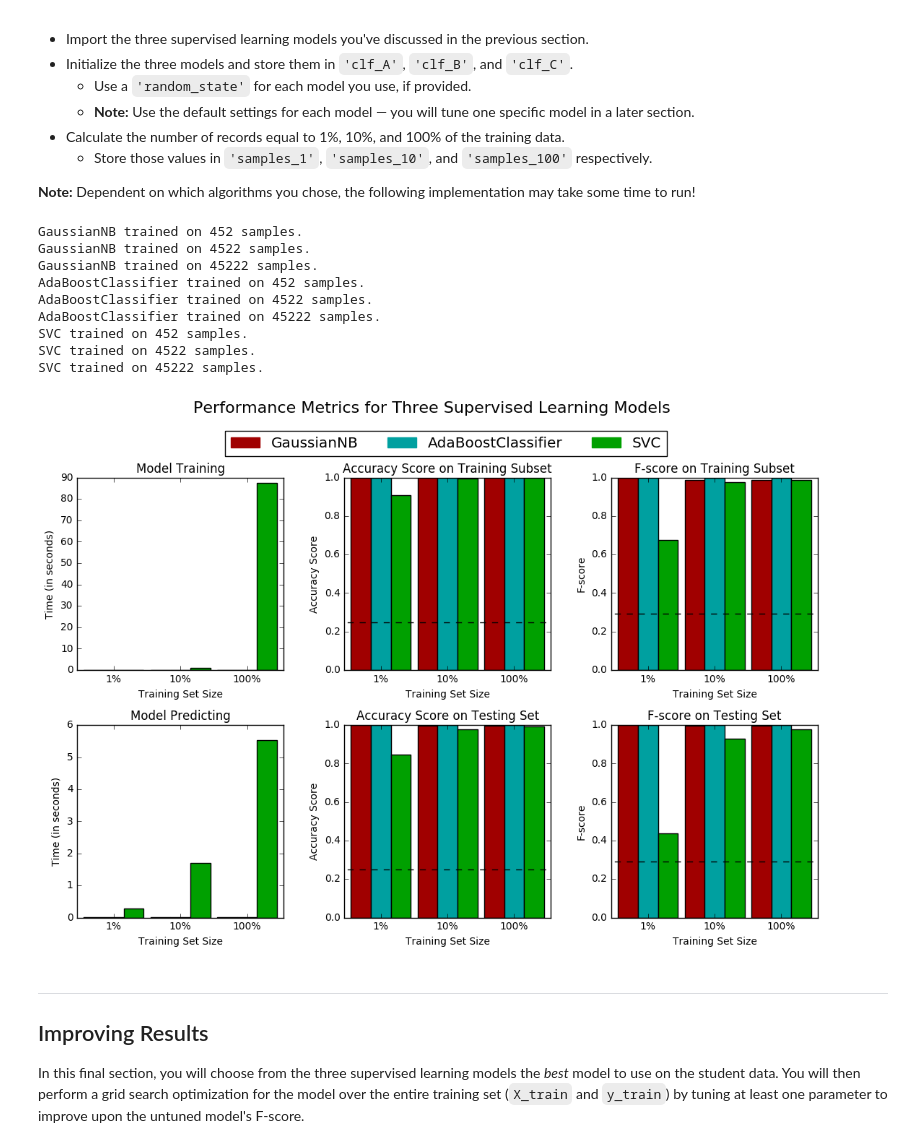
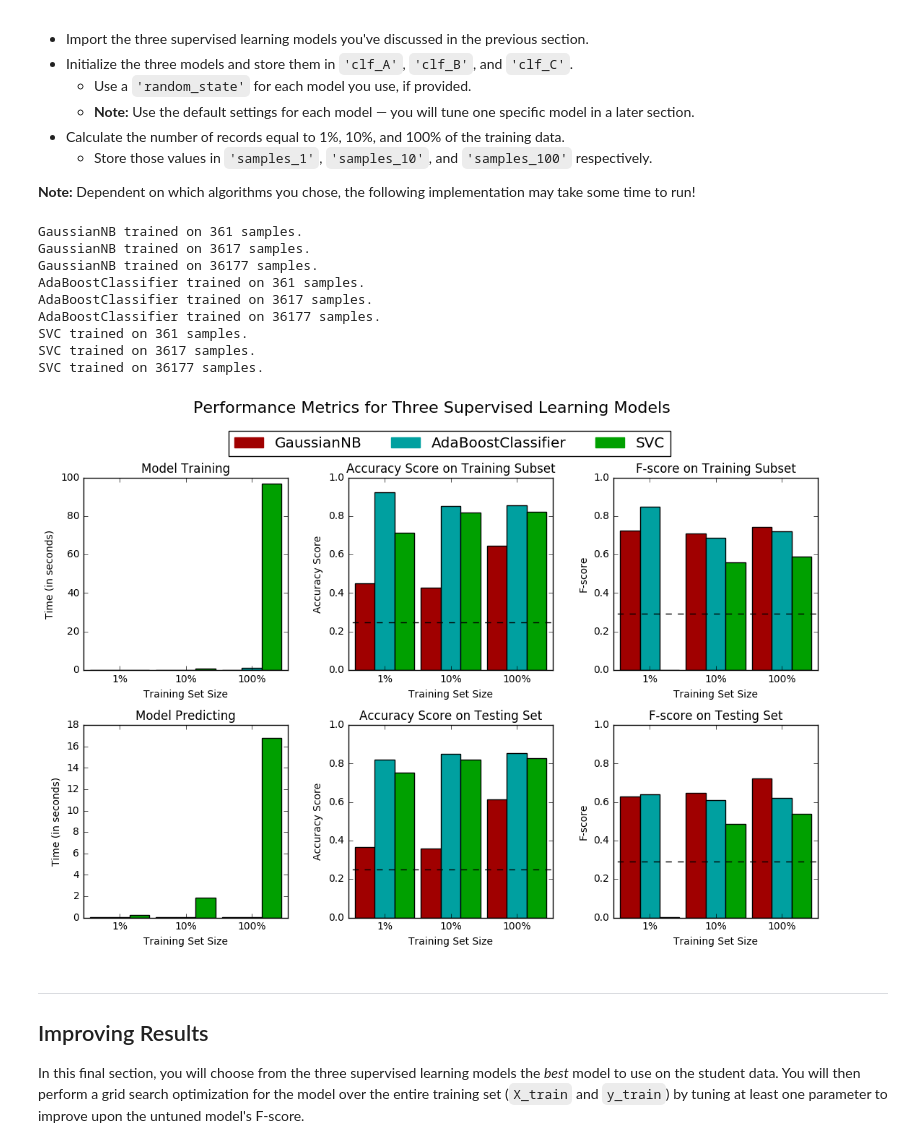
Before and after one commit to dconz13/finding_donors, a Jupyter notebook: finding_donors.ipynb, the cells around one changed output. Drawn from its saved outputs; the diff is of its cells as text; code cells hidden in the pictures.

```diff
--- a/finding_donors.ipynb
+++ b/finding_donors.ipynb
@@ -140,7 +140,7 @@ Additionally, as with the non-numeric features, we need to convert the non-numer
    - Set records with "<=50K" to `0` and records with ">50K" to `1`.
 # %%
 # TODO: One-hot encode the 'features_raw' data using pandas.get_dummies()
-features = pd.get_dummies(data)
+features = pd.get_dummies(features_raw)
 
 # TODO: Encode the 'income_raw' data to numerical values
 income = income_raw.replace(['>50K'], 1)
@@ -165,7 +165,7 @@ Run the code cell below to perform this split.
 from sklearn.cross_validation import train_test_split
 
 # Split the 'features' and 'income' data into training and testing sets
-X_train, X_test, y_train, y_test = train_test_split(features, income, test_size = 0.2, random_state = 0)
+X_train, X_test, y_train, y_test = train_test_split(features, income, stratify=income, test_size = 0.2, random_state = 42)
 
 # Show the results of the split
 print "Training set has {} samples.".format(X_train.shape[0])
@@ -319,41 +319,42 @@ In the code cell, you will need to implement the following:
 # %%
 # TODO: Import the three supervised learning models from sklearn
 from sklearn.naive_bayes import GaussianNB
 from sklearn.ensemble import AdaBoostClassifier
 from sklearn.svm import SVC
 
 # TODO: Initialize the three models
 clf_A = GaussianNB()
-clf_B = AdaBoostClassifier(random_state=2, n_estimators=300)
-clf_C = SVC(random_state=2)
+clf_B = AdaBoostClassifier(random_state=42)
+clf_C = SVC(random_state=42)
+#random state set to 42 for consistency from earlier in the code
 
 # TODO: Calculate the number of samples for 1%, 10%, and 100% of the training data
-samples_1 = int(len(data.index) * 0.01)
-samples_10 = int(len(data.index) * 0.1)
-samples_100 = int(len(data.index) * 1.0)
+samples_1 = int(len(X_train) * 0.01)
+samples_10 = int(len(X_train) * 0.1)
+samples_100 = int(len(X_train) * 1.0)
 
 # Collect results on the learners
 results = {}
 for clf in [clf_A, clf_B, clf_C]:
     clf_name = clf.__class__.__name__
     results[clf_name] = {}
     for i, samples in enumerate([samples_1, samples_10, samples_100]):
         results[clf_name][i] = \
         train_predict(clf, samples, X_train, y_train, X_test, y_test)
 
 # Run metrics visualization for the three supervised learning models chosen
 vs.evaluate(results, accuracy, fscore)
 # %% [output]
-GaussianNB trained on 452 samples.
-GaussianNB trained on 4522 samples.
-GaussianNB trained on 45222 samples.
-AdaBoostClassifier trained on 452 samples.
-AdaBoostClassifier trained on 4522 samples.
-AdaBoostClassifier trained on 45222 samples.
-SVC trained on 452 samples.
-SVC trained on 4522 samples.
-SVC trained on 45222 samples.
+GaussianNB trained on 361 samples.
+GaussianNB trained on 3617 samples.
+GaussianNB trained on 36177 samples.
+AdaBoostClassifier trained on 361 samples.
+AdaBoostClassifier trained on 3617 samples.
+AdaBoostClassifier trained on 36177 samples.
+SVC trained on 361 samples.
+SVC trained on 3617 samples.
+SVC trained on 36177 samples.
-[figure, old version]
+[figure, new version]
 # %% [markdown]
 ----
 ## Improving Results
```
Also changed, not shown: parts of 12 cells of this notebook, 1 other file.
